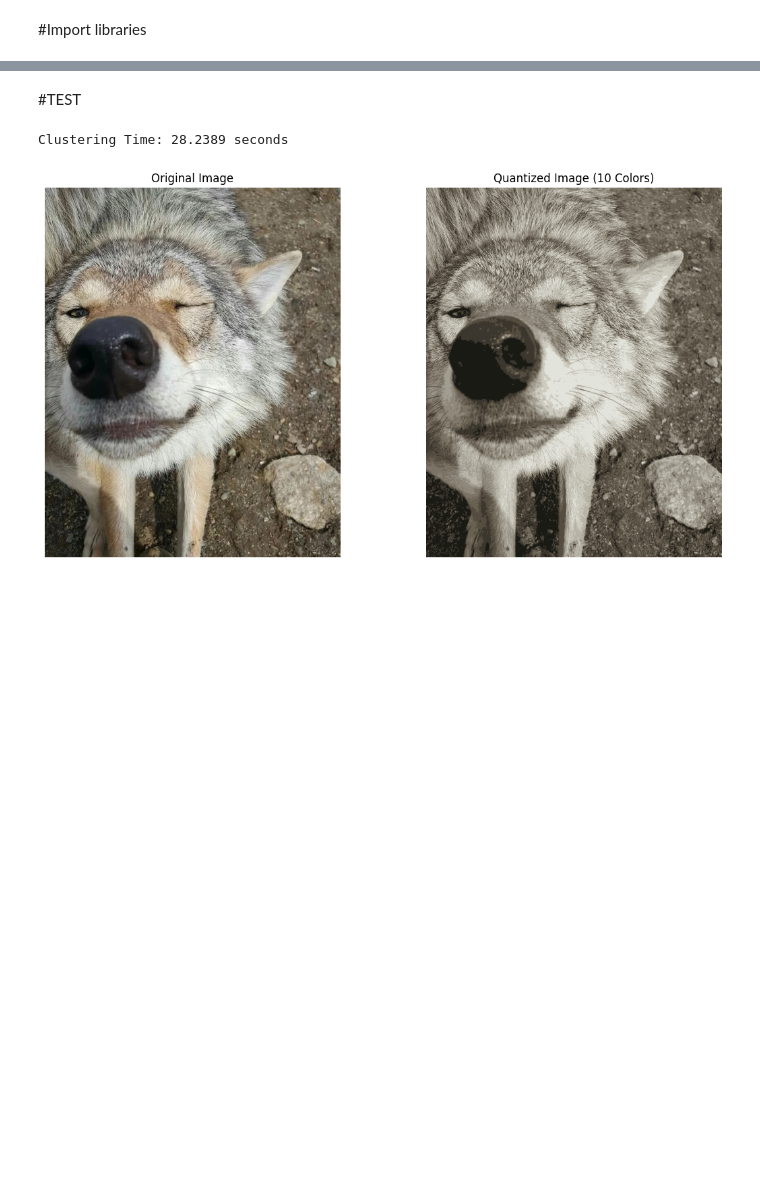
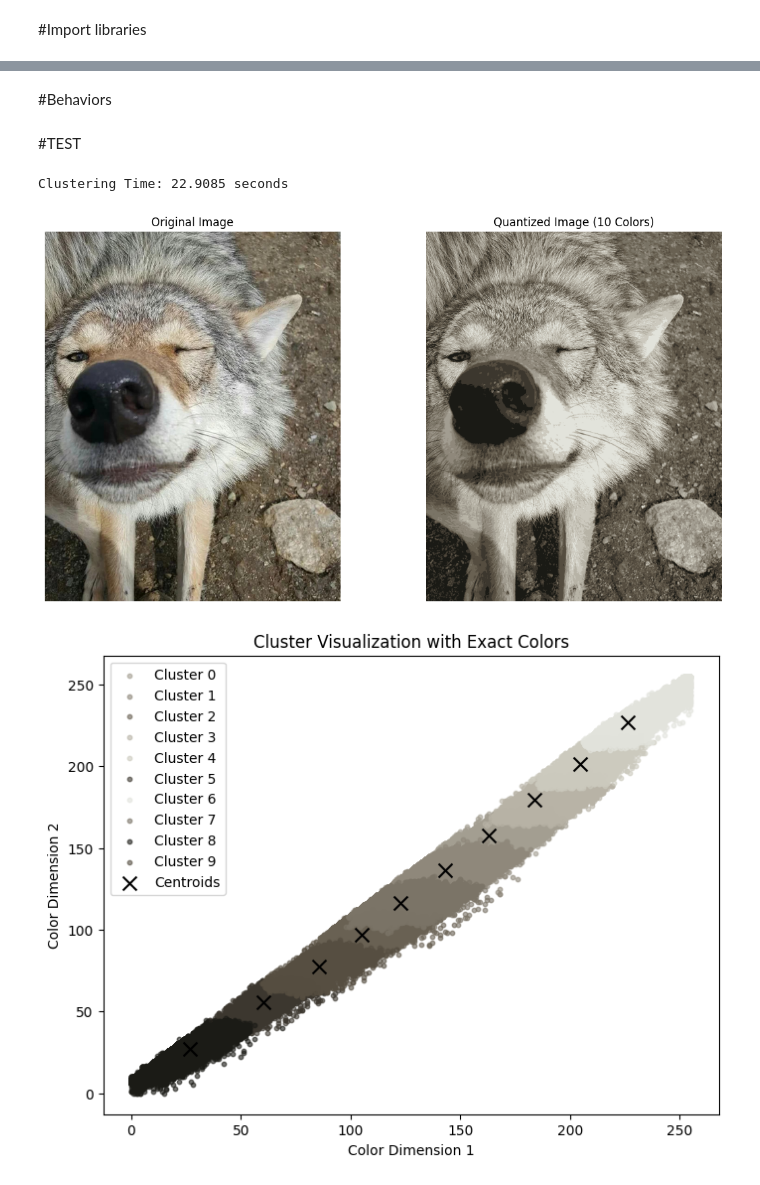
Before and after one commit to Lib3Rt9/advancedhpc2024, a Jupyter notebook: Project/CODE/test2_BASE.ipynb, the cells around one changed output, grey strips where cells are left out. Drawn from its saved outputs; the diff is of its cells as text; code cells hidden in the pictures; blank space fills up the shorter version.

Commit message:
- Update cluster plotting feature

```diff
--- a/Project/CODE/test2_BASE.ipynb
+++ b/Project/CODE/test2_BASE.ipynb
@@ -224,6 +230,8 @@ class FuzzyCMeans:
         """
 
         return np.argmax(self.membership_matrix, axis=1)
+# %% [markdown]
+#Behaviors
 # %%
 class ImageClustering:
     def __init__(self, clustering_method, n_clusters=10):
@@ -359,36 +394,38 @@ class ImageClustering:
 # %%
 def main():
     # Image path
-    image_path = '/content/wolf1.jpg'  # Adjust for Google Colab or local path
+    image_path = '/content/wolf1.jpg'
 
     # Create image clustering instance
     image_clusterer = ImageClustering(
-        clustering_method=KMeans,   # Clustering methods
-        # clustering_method=FuzzyCMeans,
-        n_clusters=10  # Number of colors
+        clustering_method=KMeans,   # Choose KMeans or FuzzyCMeans
+        n_clusters=10               # Number of colors
     )
 
     try:
         # Perform color quantization
-        original, quantized, centroids, labels = image_clusterer.quantize_image(image_path)
+        original, quantized, centroids, labels, pixels = image_clusterer.quantize_image(image_path)
 
         # Visualize results
         image_clusterer.visualize_results(original, quantized)
 
-        # Visualize cluster colors
-        image_clusterer.visualize_clusters(centroids)
+        # Visualize cluster colors in 2D space
+        image_clusterer.visualize_clusters(pixels, labels, centroids, method='pca')
 
         # Optionally save quantized image
         image_clusterer.save_quantized_image(
             quantized,
-            '/content/quantized_image.jpg' )
+            '/content/quantized_image.jpg'
+        )
+
 
     except Exception as e:
         print(f"An error occurred: {e}")
 
 # Run the main function
 if __name__ == "__main__":
     main()
 # %% [output]
-Clustering Time: 28.2389 seconds
+Clustering Time: 22.9085 seconds
 [figure]
+[figure, added]
```
Also changed, not shown: parts of 4 cells of this notebook.
